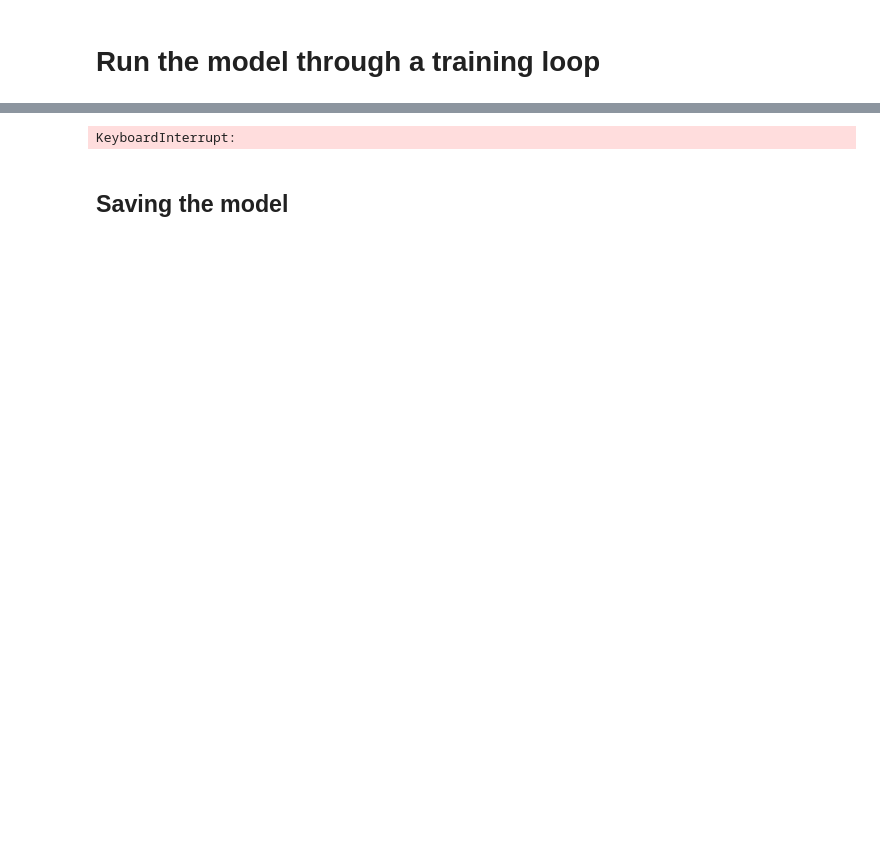
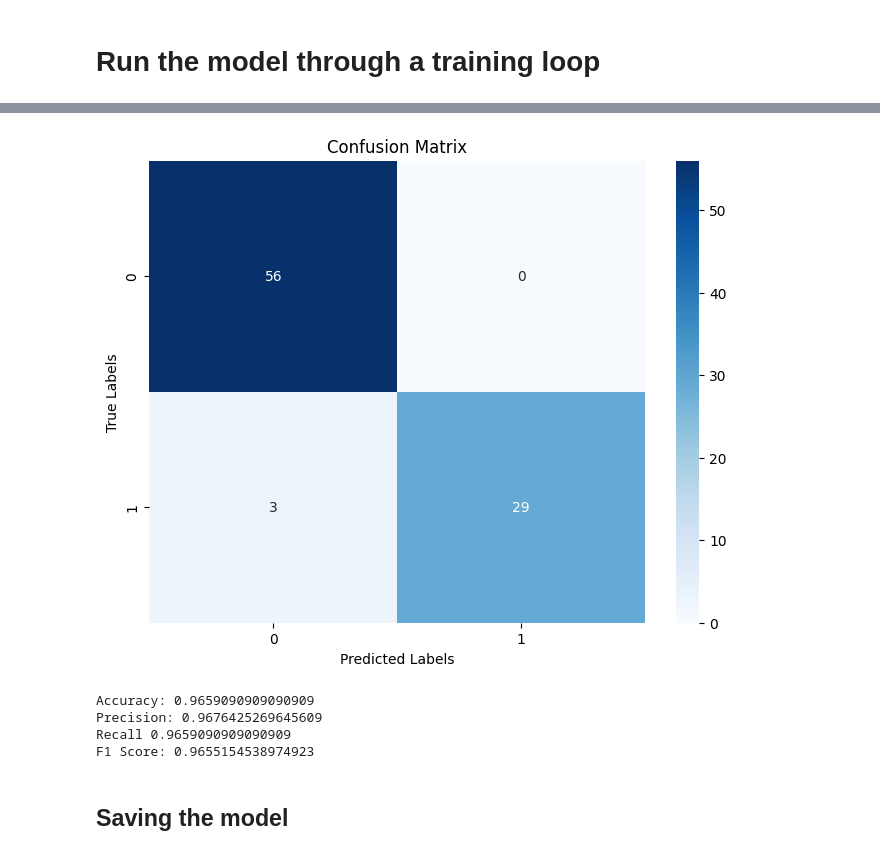
Before and after one commit to Ammar2k/deepfake-audio-detection, a Jupyter notebook: deepfake_audio_detection.ipynb, the cells around one changed output, grey strips where cells are left out. Drawn from its saved outputs; the diff is of its cells as text; code cells hidden in the pictures; blank space fills up the shorter version.

Commit message:
updated dataloaders

```diff
--- a/deepfake_audio_detection.ipynb
+++ b/deepfake_audio_detection.ipynb
@@ -288,6 +267,0 @@ model_with_lstm = WeSpeakerResNet34WithLSTMClassifier(model=base_model, hidden_s
-# %%
-for i, (audio, label) in enumerate(train_dataloader):
-  audio, label = audio.to(device), label.to(device)
-  print(audio.dtype)
-  print(label.dtype)
-  break
@@ -297,3 +268,5 @@ torch.int64
+# %%
+model = torch.load('/content/wespeaker-model.pt').to(device)
 # %% [markdown]
 # Run the model through a training loop
 # %%
@@ -349,6 +322,6 @@ def train_model(model, train_dataloader, num_epochs=5, learning_rate=0.001):
 # %%
 # train_model(model_with_lstm, train_dataloader, num_epochs=10)
 # %%
-train_model(model, train_dataloader, num_epochs=3)
+train_model(model, train_dataloader)
 # %% [output]
 Epoch number: 1
@@ -380,18 +358,21 @@ def plot_confusion_matrix(y_true, y_pred, labels):
     plt.show()
 
 
-def process_audio_batch(model, dataloader, labels):
+def process_audio_batch(model, dataloader):
     model.eval()  # Set model to evaluation mode
 
     # initializing empty lists to store prediction and ground truth
     predictions = []
     ground_truths = []
 
+    # initializing labels
+    labels = ["fake", "real"]
+
     # Pass each batch through the model without gradient calculation
-    for audio, label in dataloader:
+    for batch in dataloader:
         # Move data to GPU if available
-        audio, label = audio.to(device), label.to(device)
-        audio = audio.unsqueeze(0)
+        audio = batch["audio"].unsqueeze(0).float().to(device)
+        label = batch['label'].long().to(device)
         # run the model in inference mode
         with torch.no_grad():
             output = model(audio)
@@ -417,8 +398,11 @@ def process_audio_batch(model, dataloader, labels):
 
     return predictions, ground_truths, accuracy, precision, recall, f1
 # %%
-labels = ["fake", "real"]
-_, _, train_accuracy, train_precision, train_recall, train_f1 = process_audio_batch(model, train_dataloader, labels)
-print(f"Accuracy: {train_accuracy}\nPrecision: {train_precision}\nRecall: {train_recall}\nF1 Score: {train_f1}")
+_, _, accuracy, precision, recall, f1 = process_audio_batch(model, train_dataloader)
+print(f"Accuracy: {accuracy}\nPrecision: {precision}\nRecall {recall}\nF1 Score: {f1}")
 # %% [output]
+[figure, added]
-KeyboardInterrupt:
+Accuracy: 0.9659090909090909
+Precision: 0.9676425269645609
+Recall 0.9659090909090909
+F1 Score: 0.9655154538974923
```
Also changed, not shown: parts of 13 cells of this notebook.
